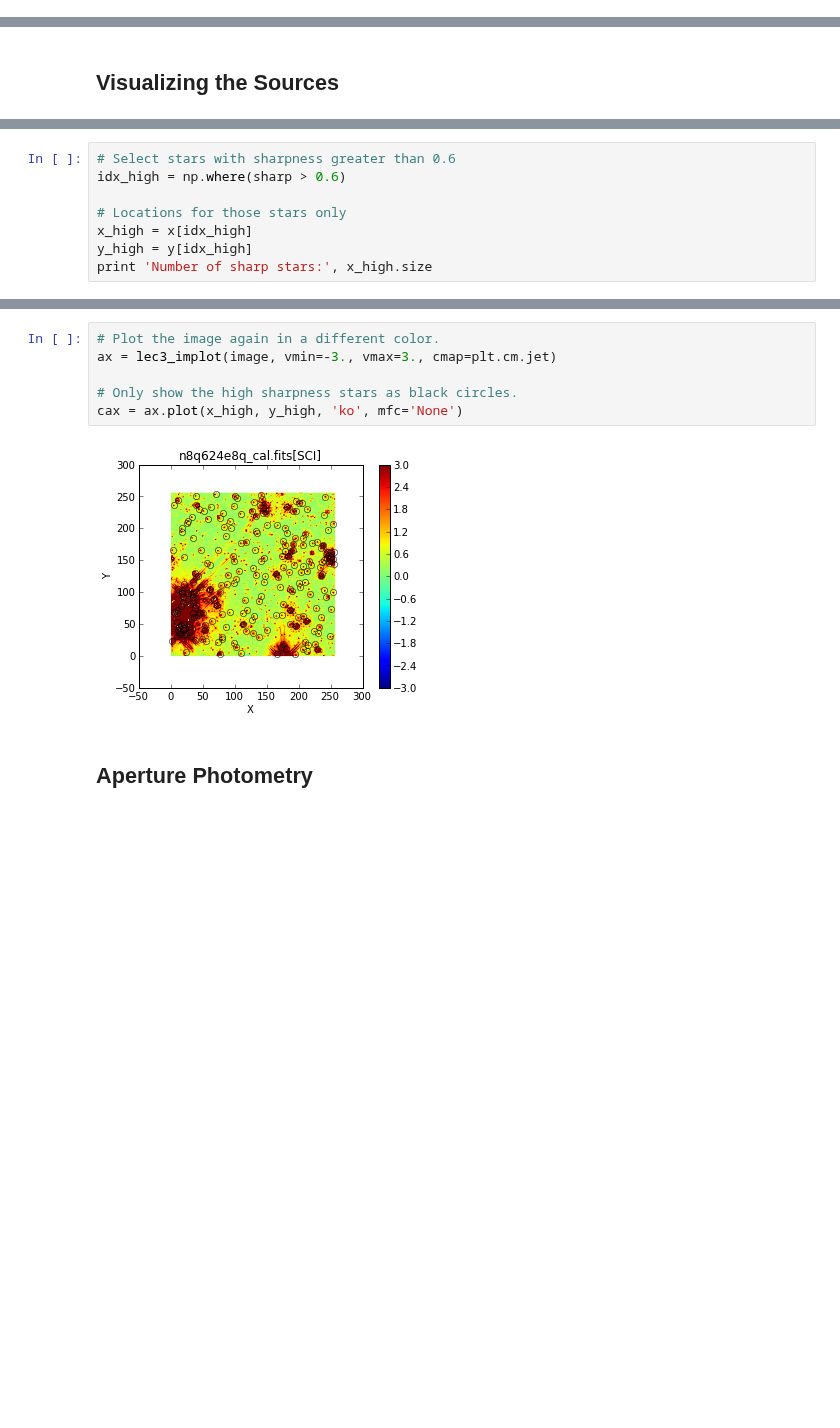
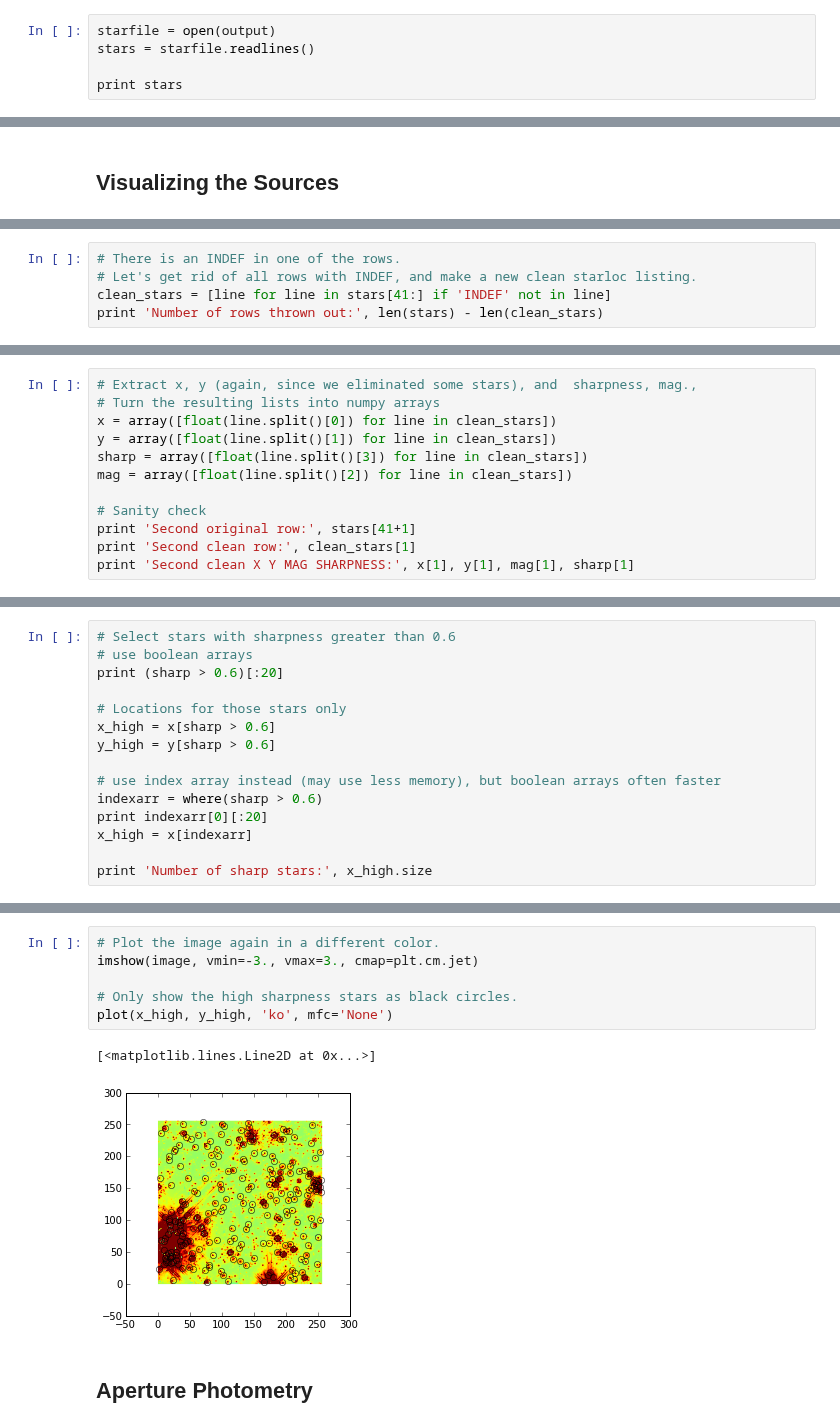
Before and after one commit to spacetelescope/scientific-python-training-2012, a Jupyter notebook: lecture_notebooks/Session3_Phot_Phun_1.ipynb, the cells around one changed output, grey strips where cells are left out. Saved outputs shown, nothing was run; the diff lists cells and outputs as text; blank space fills up the shorter version.

```diff
--- a/lecture_notebooks/Session3_Phot_Phun_1.ipynb
+++ b/lecture_notebooks/Session3_Phot_Phun_1.ipynb
@@ -532,0 +302,5 @@ First star: 76.102 2.28
+# %%
+starfile = open(output)
+stars = starfile.readlines()
+
+print stars
@@ -573,0 +632,5 @@ Second clean X Y MAG SHARPNESS: 165.259 3.033 -0.971 0.638
+# %%
+# There is an INDEF in one of the rows.
+# Let's get rid of all rows with INDEF, and make a new clean starloc listing.
+clean_stars = [line for line in stars[41:] if 'INDEF' not in line]
+print 'Number of rows thrown out:', len(stars) - len(clean_stars)
@@ -573,0 +639,12 @@ Second clean X Y MAG SHARPNESS: 165.259 3.033 -0.971 0.638
+# %%
+# Extract x, y (again, since we eliminated some stars), and  sharpness, mag.,
+# Turn the resulting lists into numpy arrays
+x = array([float(line.split()[0]) for line in clean_stars])
+y = array([float(line.split()[1]) for line in clean_stars])
+sharp = array([float(line.split()[3]) for line in clean_stars])
+mag = array([float(line.split()[2]) for line in clean_stars])
+
+# Sanity check
+print 'Second original row:', stars[41+1]
+print 'Second clean row:', clean_stars[1]
+print 'Second clean X Y MAG SHARPNESS:', x[1], y[1], mag[1], sharp[1]
@@ -586,10 +669,17 @@ plt.savefig('sharp_v_mag.pdf')
 [figure]
 # %%
 # Select stars with sharpness greater than 0.6
-idx_high = np.where(sharp > 0.6)
+# use boolean arrays
+print (sharp > 0.6)[:20]
 
 # Locations for those stars only
-x_high = x[idx_high]
-y_high = y[idx_high]
+x_high = x[sharp > 0.6]
+y_high = y[sharp > 0.6]
+
+# use index array instead (may use less memory), but boolean arrays often faster
+indexarr = where(sharp > 0.6)
+print indexarr[0][:20]
+x_high = x[indexarr]
+
 print 'Number of sharp stars:', x_high.size
 # %% [output]
@@ -596,12 +689,13 @@ print 'Number of sharp stars:', x_high.size
 Number of sharp stars: 236
 # %%
 # Plot the image again in a different color.
-ax = lec3_implot(image, vmin=-3., vmax=3., cmap=plt.cm.jet)
+imshow(image, vmin=-3., vmax=3., cmap=plt.cm.jet)
 
 # Only show the high sharpness stars as black circles.
-cax = ax.plot(x_high, y_high, 'ko', mfc='None')
+plot(x_high, y_high, 'ko', mfc='None')
 # %% [output]
+[<matplotlib.lines.Line2D at 0x...>]
-[figure, old version]
+[figure, new version]
 # %% [markdown]
 ## Aperture Photometry
 # %% [markdown]
```
Also changed, not shown: parts of 117 cells of this notebook.
